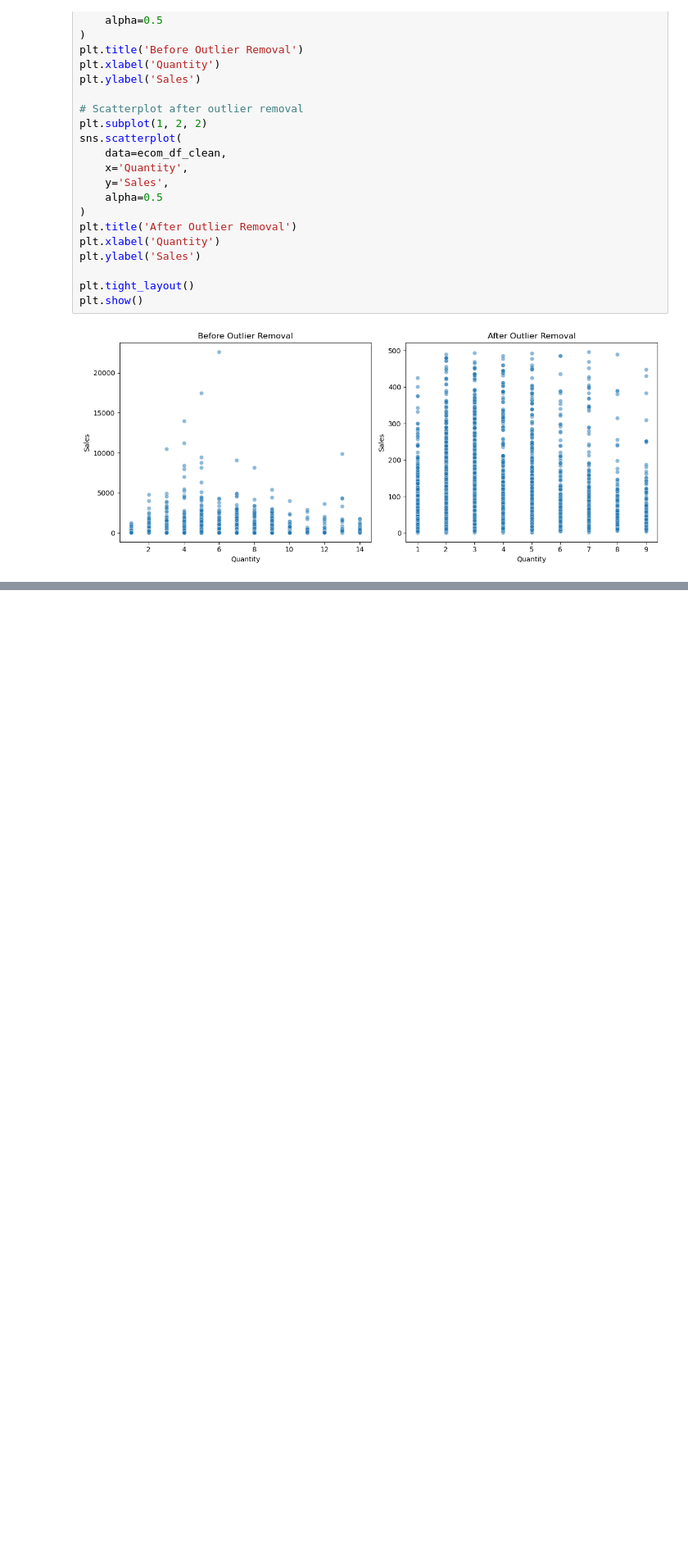
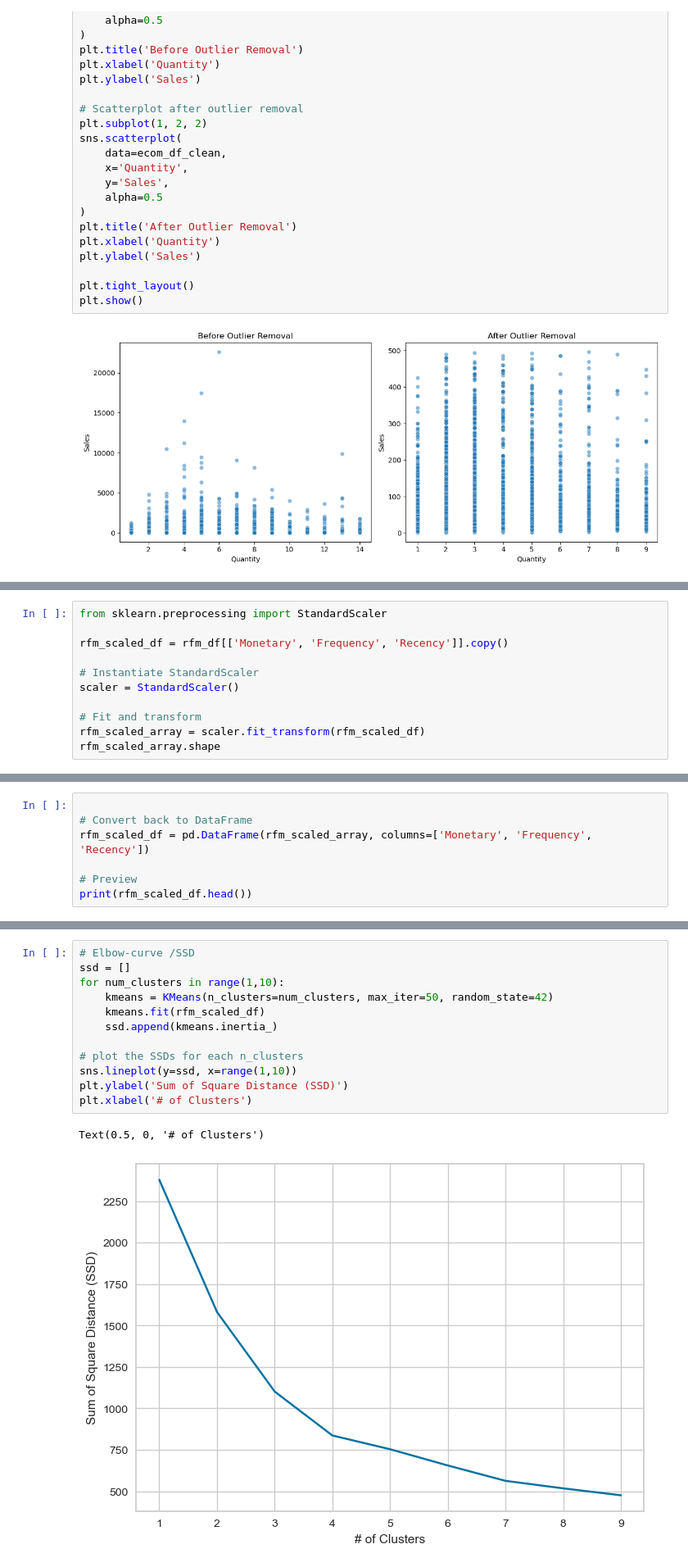
Before and after one commit to bbhatta10/E-Commerce-Sales-Insights-Tableau-Dashboard-, a Jupyter notebook: BI.ipynb, the cells around one changed output, grey strips where cells are left out. Shown at 82% size. Saved outputs shown, nothing was run; the diff lists cells and outputs as text; blank space fills up the shorter version.

```diff
--- a/BI.ipynb
+++ b/BI.ipynb
@@ -1582,0 +1599,11 @@ plt.show()
+# %%
+from sklearn.preprocessing import StandardScaler
+
+rfm_scaled_df = rfm_df[['Monetary', 'Frequency', 'Recency']].copy()
+
+# Instantiate StandardScaler
+scaler = StandardScaler()
+
+# Fit and transform
+rfm_scaled_array = scaler.fit_transform(rfm_scaled_df)
+rfm_scaled_array.shape
@@ -1582,0 +1612,7 @@ plt.show()
+# %%
+
+# Convert back to DataFrame
+rfm_scaled_df = pd.DataFrame(rfm_scaled_array, columns=['Monetary', 'Frequency', 'Recency'])
+
+# Preview
+print(rfm_scaled_df.head())
@@ -1582,0 +1628,15 @@ plt.show()
+# %%
+# Elbow-curve /SSD
+ssd = []
+for num_clusters in range(1,10):
+    kmeans = KMeans(n_clusters=num_clusters, max_iter=50, random_state=42)
+    kmeans.fit(rfm_scaled_df)
+    ssd.append(kmeans.inertia_)
+
+# plot the SSDs for each n_clusters
+sns.lineplot(y=ssd, x=range(1,10))
+plt.ylabel('Sum of Square Distance (SSD)')
+plt.xlabel('# of Clusters')
+# %% [output]
+Text(0.5, 0, '# of Clusters')
+[figure, added]
```
Also changed, not shown: parts of 11 cells of this notebook, 1 other file.
